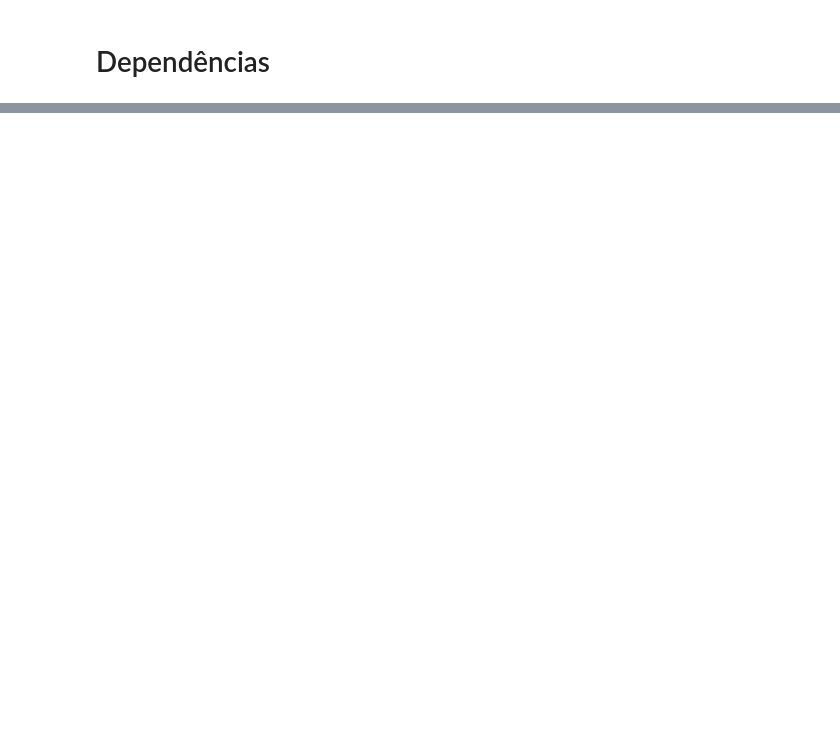
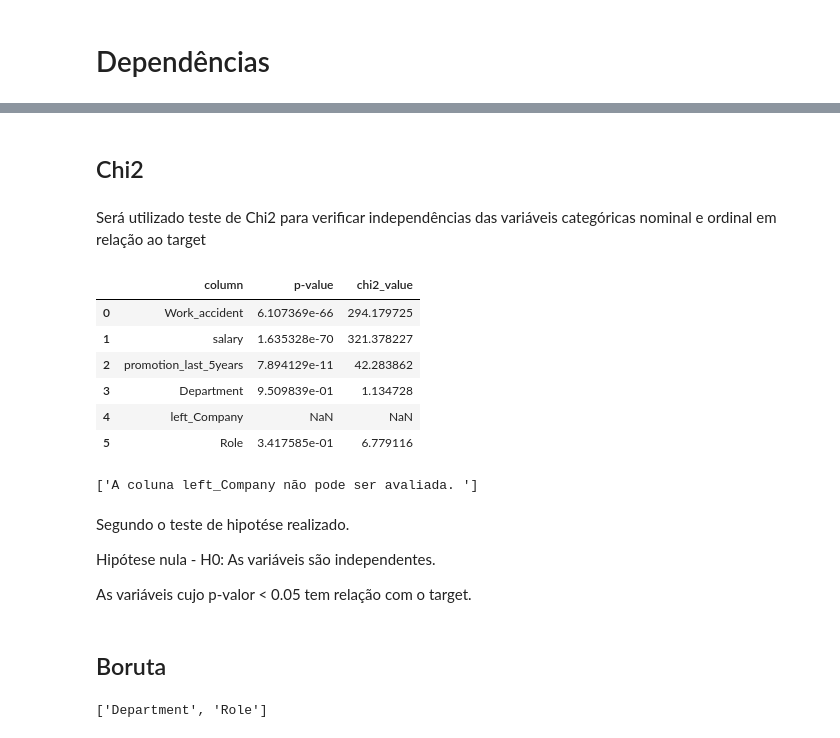
Before and after one commit to grazimelo/HRtech_analysis, a Jupyter notebook: src/3_selecao_de_feature_modelagem.ipynb, the cells around one changed output, grey strips where cells are left out. Drawn from its saved outputs; the diff is of its cells as text; code cells hidden in the pictures; blank space fills up the shorter version.

```diff
--- a/src/3_selecao_de_feature_modelagem.ipynb
+++ b/src/3_selecao_de_feature_modelagem.ipynb
@@ -74,0 +62,27 @@ NameError: name 'X' is not defined
+# %%
+#Juntando os dados de variancia maior que 0,01 com outras features categoricas.
+df_train = pd.concat([df_train_variance_threshold, df_train_categoricas],axis=1)
+# %%
+# Tratando as variaveis categóricas para ordinais e variáveis numéricas para serem usadas na correlação.
+
+#Convertento categórica para ordinal.
+
+#Variável Role
+
+df_train.replace(['Level 1','Level 2-4','Manager','Senior Manager','Director','Senior Director','VP'],[1,2,3,4,5,6,7], inplace=True)
+
+#Variável Salary
+
+df_train.replace(['low','medium','high'], [1,2,3], inplace=True)
+
+#Variável Work_accident
+df_train.replace(['0','1'],[0,1], inplace=True)
+
+#VARIÁVEL TARGET - (LEFT_COMPANY) - DEMISSÃO.
+df_train.replace(['1','0'],[0,1], inplace=True)
+# %%
+#Trazendo as novas variaveis depois da conversão de categórica para ordinal.
+todas_as_variaveis = set(df_train.columns.tolist())
+variaveis_categoricas_nominal_e_ordinal = set(df_train.select_dtypes(include=['object']).columns.tolist())
+variaveis_numericas = todas_as_variaveis - variaveis_categoricas_nominal_e_ordinal
+variaveis_categoricas_nominal_e_ordinal = list(variaveis_categoricas)
@@ -74,0 +123,28 @@ NameError: name 'X' is not defined
+# %% [markdown]
+## Chi2
+# %% [markdown]
+Será utilizado teste de Chi2 para verificar independências das variáveis categóricas nominal e ordinal
+em relação ao target
+# %%
+chi2_df, logs = chi_squared(df_train, y = 'left_Company', cols = variaveis_categoricas_nominal_e_ordinal)
+# %%
+chi2_df
+# %% [output]
+|  | column | p-value | chi2_value |
+| 0 | Work_accident | 6.107369e-66 | 294.179725 |
+| 1 | salary | 1.635328e-70 | 321.378227 |
+| 2 | promotion_last_5years | 7.894129e-11 | 42.283862 |
+| 3 | Department | 9.509839e-01 | 1.134728 |
+| 4 | left_Company | NaN | NaN |
+| 5 | Role | 3.417585e-01 | 6.779116 |
+# %%
+# Como left Company é o próprio target, não calculamos o chi2 para ela.
+logs
+# %% [output]
+['A coluna left_Company não pode ser avaliada. ']
+# %% [markdown]
+Segundo o teste de hipotése realizado.
+
+Hipótese nula - H0: As variáveis são independentes.
+
+As variáveis cujo p-valor < 0.05 tem relação com o target.
@@ -74,0 +154,6 @@ NameError: name 'X' is not defined
+# %% [markdown]
+## Boruta
+# %%
+lista_descart_chi2
+# %% [output]
+['Department', 'Role']
```
Also changed, not shown: parts of 28 cells of this notebook, 19 other files.
